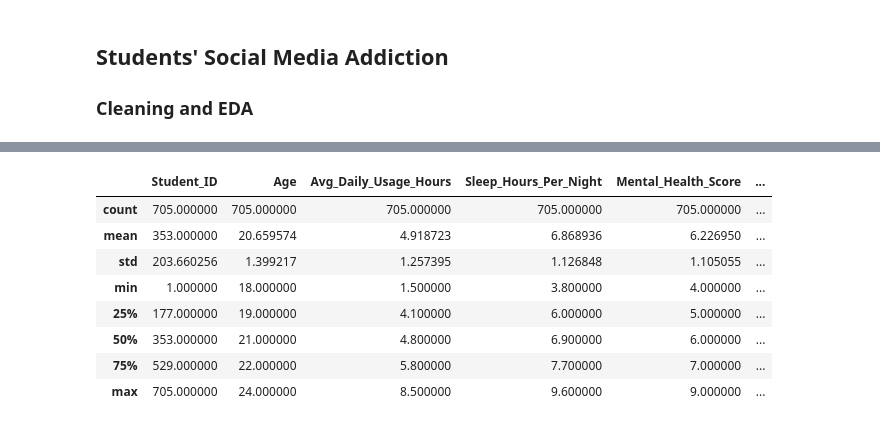
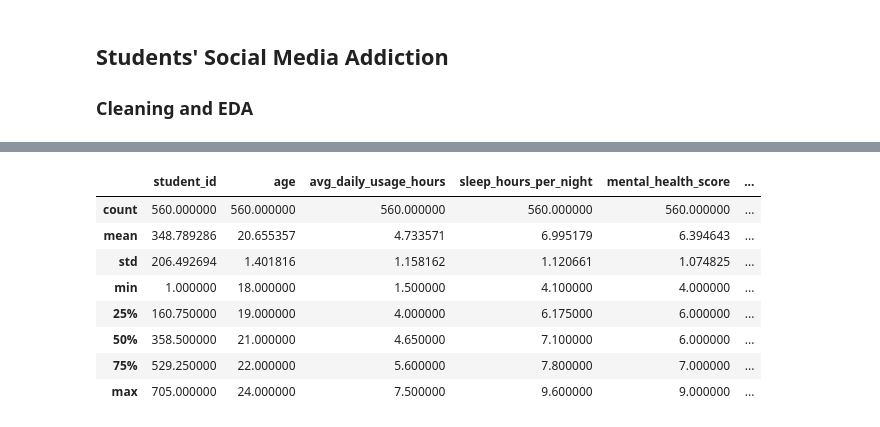
Before and after one commit to lschuler-dotcom/capstone_project, a Jupyter notebook: notebooks/capstone_project.ipynb, the cells around one changed output, grey strips where cells are left out. Saved outputs shown, nothing was run; the diff lists cells and outputs as text; code cells hidden in the pictures.

```diff
--- a/notebooks/capstone_project.ipynb
+++ b/notebooks/capstone_project.ipynb
@@ -31,0 +69,5 @@ df.head()
+# %%
+# Addiction df
+df_add.columns = df_add.columns.str.strip().str.lower()
+df_add.rename(columns={'country name': 'country_name'}, inplace=True)
+df_add.head(2)
@@ -31,0 +84,10 @@ df.head()
+# %%
+# Population df
+df_pop.columns = df_pop.columns.str.strip().str.lower()
+df_pop.rename(columns={"country name": "country_name",
+                       "country code": "country_code",
+                       "indicator name": "indicator_name",
+                       "indicator code": "indicator_code"},inplace=True
+
+)
+df_pop.head(2)
@@ -31,0 +102,9 @@ df.head()
+# %%
+# GDP df
+df_gdp.columns = df_gdp.columns.str.strip().str.lower()
+df_gdp.rename(columns={"country name": "country_name",
+                       "country code": "country_code",
+                       "indicator name": "indicator_name",
+                       "indicator code": "indicator_code"},inplace=True
+)
+df_gdp.head(2)
@@ -31,0 +121,19 @@ df.head()
+# %%
+df_merged = (
+    df_add
+    .merge(df_pop, on="country_name", how='inner')
+    .merge(df_gdp, on="country_name", how='inner')
+)
+df_consol = df_merged[['student_id', 'age', 'gender', 'academic_level',
+                       'avg_daily_usage_hours', 'most_used_platform',
+                       'affects_academic_performance', 'sleep_hours_per_night',
+                       'mental_health_score', 'relationship_status',
+                       'conflicts_over_social_media', 'addicted_score',
+                       'country_name', 'country_code_x', '2024_x','2024_y']]
+
+df_consol.rename(columns={"country_code_x": "country_code",
+                          '2024_x':"2024_population",
+                          '2024_y':"2024_gdp"},
+                          inplace=True
+)
+df_consol.head(2)
@@ -56,15 +179,15 @@ memory usage: 71.7+ KB
 # %%
 #Summary Stats (Numerical Vals)
-df.describe()
+df_consol.describe()
 # %% [output]
-|  | Student_ID | Age | Avg_Daily_Usage_Hours | Sleep_Hours_Per_Night | Mental_Health_Score | ... |
-| count | 705.000000 | 705.000000 | 705.000000 | 705.000000 | 705.000000 | ... |
-| mean | 353.000000 | 20.659574 | 4.918723 | 6.868936 | 6.226950 | ... |
-| std | 203.660256 | 1.399217 | 1.257395 | 1.126848 | 1.105055 | ... |
-| min | 1.000000 | 18.000000 | 1.500000 | 3.800000 | 4.000000 | ... |
-| 25% | 177.000000 | 19.000000 | 4.100000 | 6.000000 | 5.000000 | ... |
-| 50% | 353.000000 | 21.000000 | 4.800000 | 6.900000 | 6.000000 | ... |
-| 75% | 529.000000 | 22.000000 | 5.800000 | 7.700000 | 7.000000 | ... |
-| max | 705.000000 | 24.000000 | 8.500000 | 9.600000 | 9.000000 | ... |
+|  | student_id | age | avg_daily_usage_hours | sleep_hours_per_night | mental_health_score | ... |
+| count | 560.000000 | 560.000000 | 560.000000 | 560.000000 | 560.000000 | ... |
+| mean | 348.789286 | 20.655357 | 4.733571 | 6.995179 | 6.394643 | ... |
+| std | 206.492694 | 1.401816 | 1.158162 | 1.120661 | 1.074825 | ... |
+| min | 1.000000 | 18.000000 | 1.500000 | 4.100000 | 4.000000 | ... |
+| 25% | 160.750000 | 19.000000 | 4.000000 | 6.175000 | 6.000000 | ... |
+| 50% | 358.500000 | 21.000000 | 4.650000 | 7.100000 | 6.000000 | ... |
+| 75% | 529.250000 | 22.000000 | 5.600000 | 7.800000 | 7.000000 | ... |
+| max | 705.000000 | 24.000000 | 7.500000 | 9.600000 | 9.000000 | ... |
 # %%
 #Summary Stats (Categorical Vals)
```
Also changed, not shown: parts of 17 cells of this notebook.
